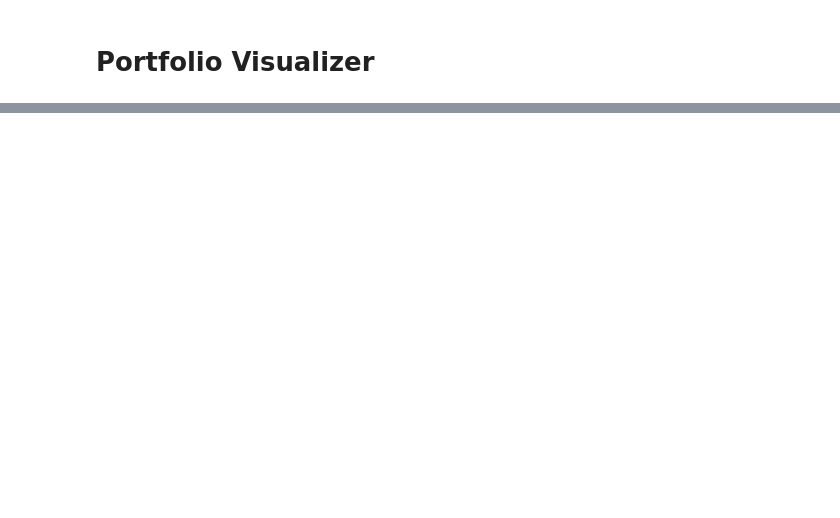
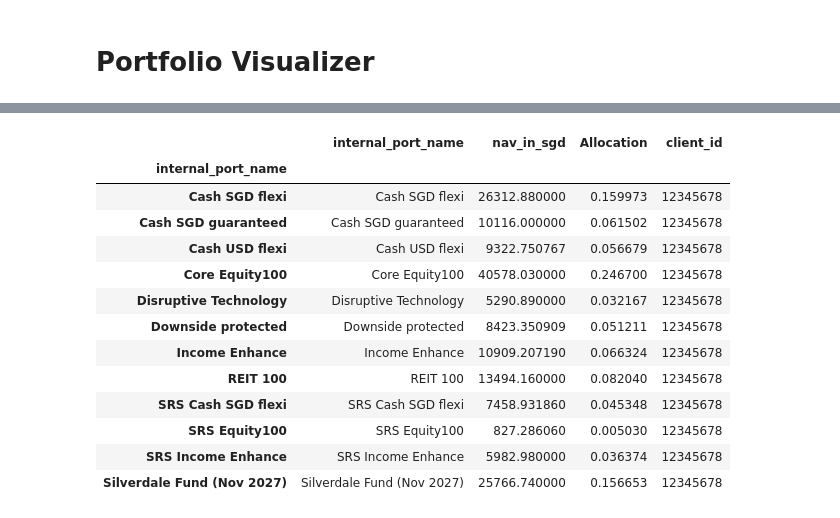
Before and after one commit to weijieleong/Portfolio-Visualizer, a Jupyter notebook: Portfolio_Visualizer_colab_V1.ipynb, the cells around one changed output, grey strips where cells are left out. Cells and saved outputs as stored; diff of their text form; code cells hidden in the pictures; blank space fills up the shorter version.

```diff
--- a/Portfolio_Visualizer_colab_V1.ipynb
+++ b/Portfolio_Visualizer_colab_V1.ipynb
@@ -956,3 +1085,20 @@ Uploaded `Client_1_PV.csv` successfully!
+# %%
+aggregated_holdings
+# %% [output]
+|  | internal_port_name | nav_in_sgd | Allocation | client_id |
+| internal_port_name |  |  |  |  |
+| Cash SGD flexi | Cash SGD flexi | 26312.880000 | 0.159973 | 12345678 |
+| Cash SGD guaranteed | Cash SGD guaranteed | 10116.000000 | 0.061502 | 12345678 |
+| Cash USD flexi | Cash USD flexi | 9322.750767 | 0.056679 | 12345678 |
+| Core Equity100 | Core Equity100 | 40578.030000 | 0.246700 | 12345678 |
+| Disruptive Technology | Disruptive Technology | 5290.890000 | 0.032167 | 12345678 |
+| Downside protected | Downside protected | 8423.350909 | 0.051211 | 12345678 |
+| Income Enhance | Income Enhance | 10909.207190 | 0.066324 | 12345678 |
+| REIT 100 | REIT 100 | 13494.160000 | 0.082040 | 12345678 |
+| SRS Cash SGD flexi | SRS Cash SGD flexi | 7458.931860 | 0.045348 | 12345678 |
+| SRS Equity100 | SRS Equity100 | 827.286060 | 0.005030 | 12345678 |
+| SRS Income Enhance | SRS Income Enhance | 5982.980000 | 0.036374 | 12345678 |
+| Silverdale Fund (Nov 2027) | Silverdale Fund (Nov 2027) | 25766.740000 | 0.156653 | 12345678 |
 # %%
 # @title Calc & Generate PDF
 
```
Also changed, not shown: parts of 4 cells of this notebook.
